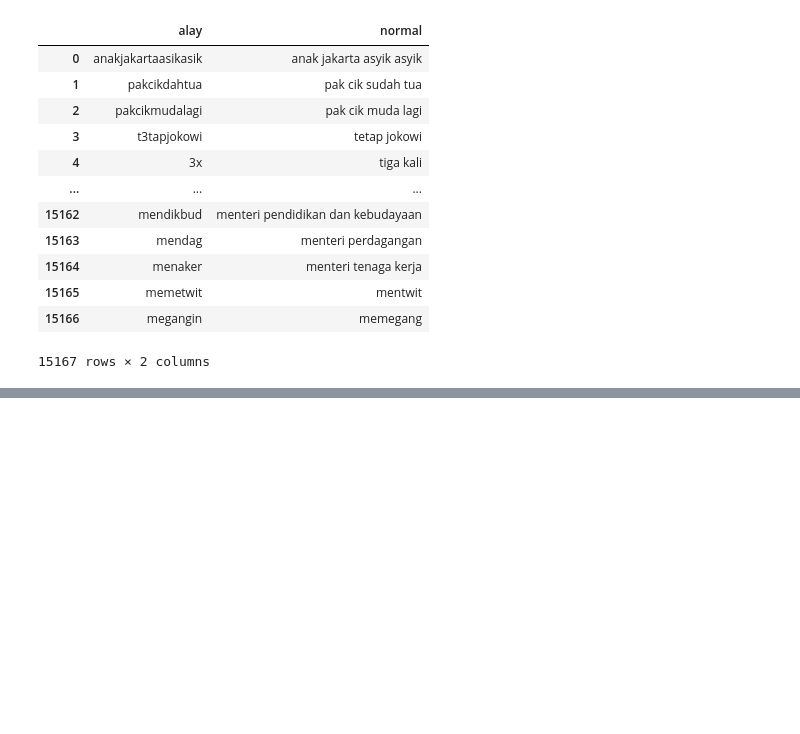
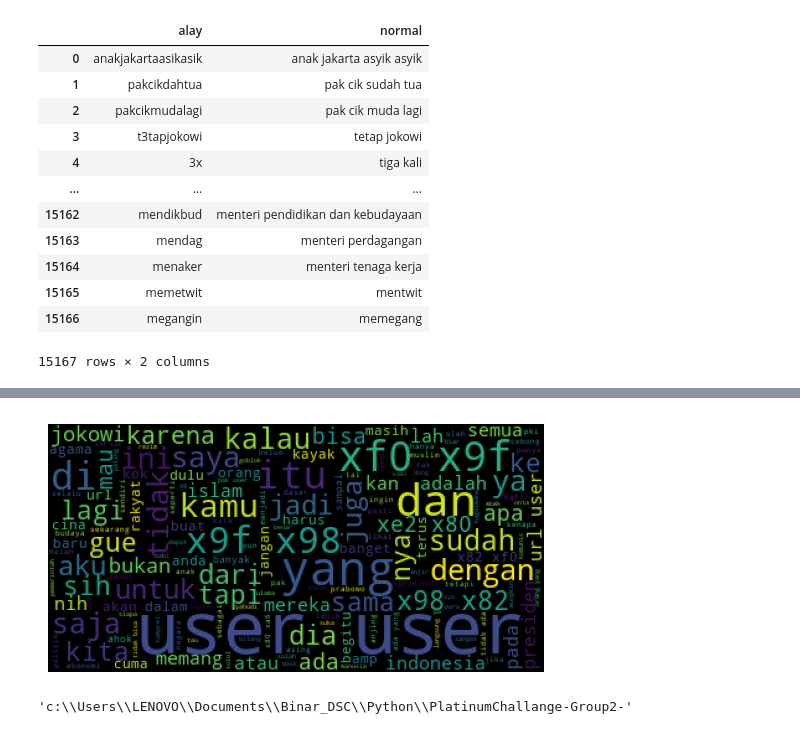
Before and after one commit to AlifSeptian11/PlatinumChallange-Group2-, a Jupyter notebook: EDA Platinum.ipynb, the cells around one changed output, grey strips where cells are left out. Cells and saved outputs as stored; diff of their text form; code cells hidden in the pictures; blank space fills up the shorter version.

```diff
--- a/EDA Platinum.ipynb
+++ b/EDA Platinum.ipynb
@@ -183,0 +204,3 @@ def alay_to_normal(s):
+# %%
+df = pd.read_csv("clean_tweet.csv", encoding="latin-1", usecols=['new_tweet'])
+df
@@ -183,0 +221,14 @@ def alay_to_normal(s):
+# %%
+text = ' '.join(df['new_tweet'])
+wordcloud = WordCloud().generate(text)
+
+# Generate plot
+plt.imshow(wordcloud)
+plt.axis("off")
+plt.show()
+# %% [output]
+[figure, added]
+# %%
+pwd
+# %% [output]
+'c:\\Users\\LENOVO\\Documents\\Binar_DSC\\Python\\PlatinumChallange-Group2-'
```
Also changed, not shown: parts of 7 cells of this notebook.
